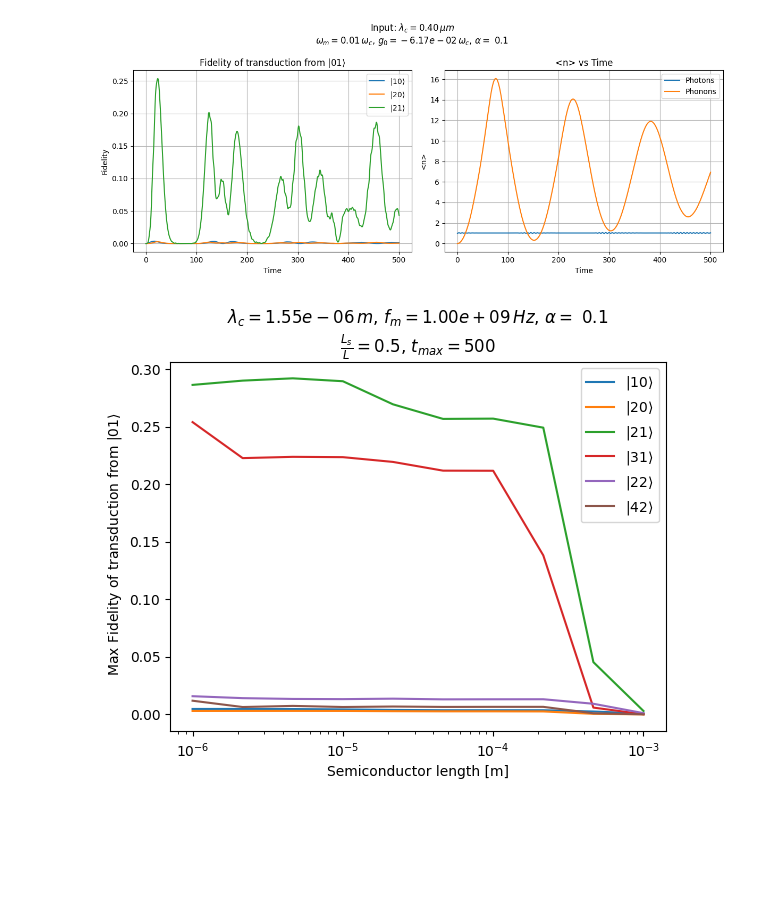
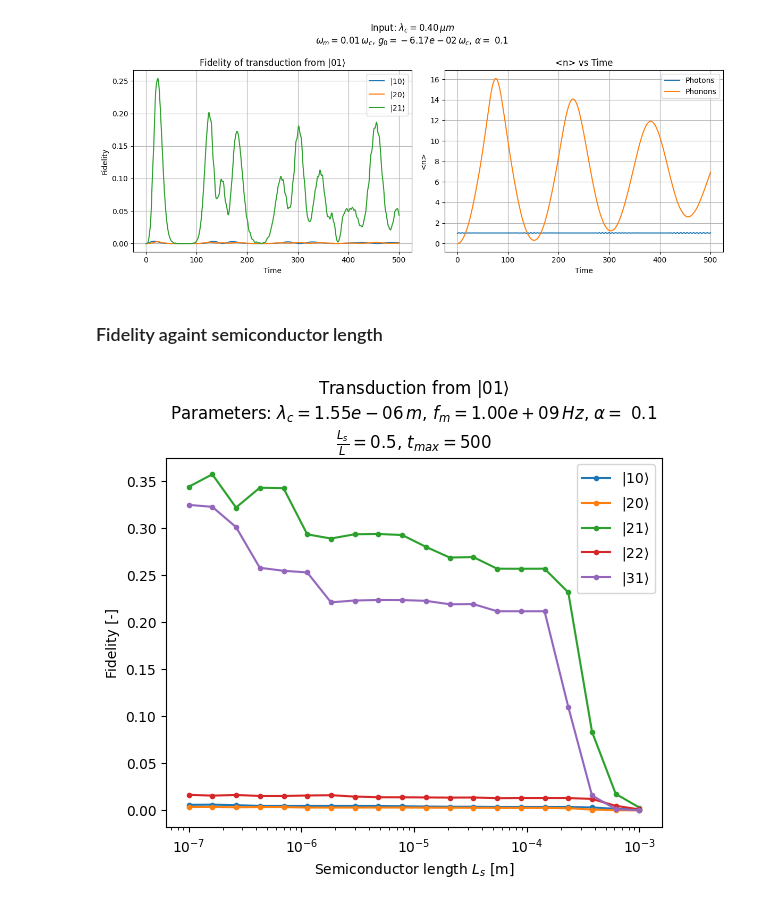
Before and after one commit to RokasBubulis/AM4, a Jupyter notebook: main.ipynb, the cells around one changed output. Cells and saved outputs as stored; diff of their text form; code cells hidden in the pictures; blank space fills up the shorter version.

Commit message:
more example plots for report

```diff
--- a/main.ipynb
+++ b/main.ipynb
@@ -19,39 +19,41 @@ max_fidelities, results = compute_fidelity(omega_array, g_0_array, alpha, omega_
                  plot = True, set_g_0 = None)
 # %% [output]
 [figure]
+# %% [markdown]
+### Fidelity againt semiconductor length
 # %%
 alpha = 0.1
 wavelength_photon = 1.55*1e-6 # m
 frequency_phonon = 1e9 # Hz
 tmax = 500
 
 omega_phonon = 2*np.pi*frequency_phonon
 cavity_semiconductor_length_factor = 2
 
 omega_photon = 2*np.pi*3*10**8/wavelength_photon
-expected_keys = ['10', '20', '21', '31', '22', '42']
+expected_keys = ['10', '20', '21', '22', '31']
 fidelity_dict = {key: [] for key in expected_keys}
 
-lengths = np.logspace(-6, -3, 10)
+lengths = np.logspace(-7, -3, 20)
 for semiconductor_length in lengths:
     omega_array, g_0_array = compute_g0(outcar_name='OUTCAR_hydrostatic_100kB',
         plot_min_wavelength=0.4*1e-6, plot_max_wavelength= 1.7*1e-6, plot=False,
         cavity_length= cavity_semiconductor_length_factor*semiconductor_length, semiconductor_length= semiconductor_length)
 
     max_fidelities, results = compute_fidelity(omega_array, g_0_array, alpha, omega_photon, omega_phonon,
                  photon_loss_rate= 0, truncation_photon_space = 5, truncation_phonon_space = 50, simulation_time = tmax,
                  plot = False, set_g_0 = None)
 
     for key, value in max_fidelities.items():
         fidelity_dict[key].append(value)
 
 for key in expected_keys:
-    plt.plot(lengths, fidelity_dict[key], label=rf'$\vert {key}\rangle$')
+    plt.plot(lengths, fidelity_dict[key], label=rf'$\vert {key}\rangle$', marker='.')
 plt.xscale('log')
-plt.xlabel('Semiconductor length [m]')
-plt.ylabel(r' Max Fidelity of transduction from $\vert 01 \rangle$')
-plt.title(rf'$\lambda_c = {wavelength_photon:.2e} \, m$, ' rf'$f_m = {frequency_phonon:.2e} \, Hz$, $\alpha =$ {alpha}' '\n' r'$\frac{L_s}{L} = $' f'{1/cavity_semiconductor_length_factor}, ' r'$t_{max} = $' f'{tmax}')
+plt.xlabel(r'Semiconductor length $L_s$ [m]')
+plt.ylabel('Fidelity [-]')
+plt.title(r'Transduction from $\vert 01 \rangle$' '\n' rf'Parameters: $\lambda_c = {wavelength_photon:.2e} \, m$, ' rf'$f_m = {frequency_phonon:.2e} \, Hz$, $\alpha =$ {alpha}' '\n' r'$\frac{L_s}{L} = $' f'{1/cavity_semiconductor_length_factor}, ' r'$t_{max} = $' f'{tmax}')
 plt.legend()
 plt.show()
 # %% [output]
-[figure, old version]
+[figure, new version]
```
Also changed, not shown: parts of 9 cells of this notebook, 2 other files.
